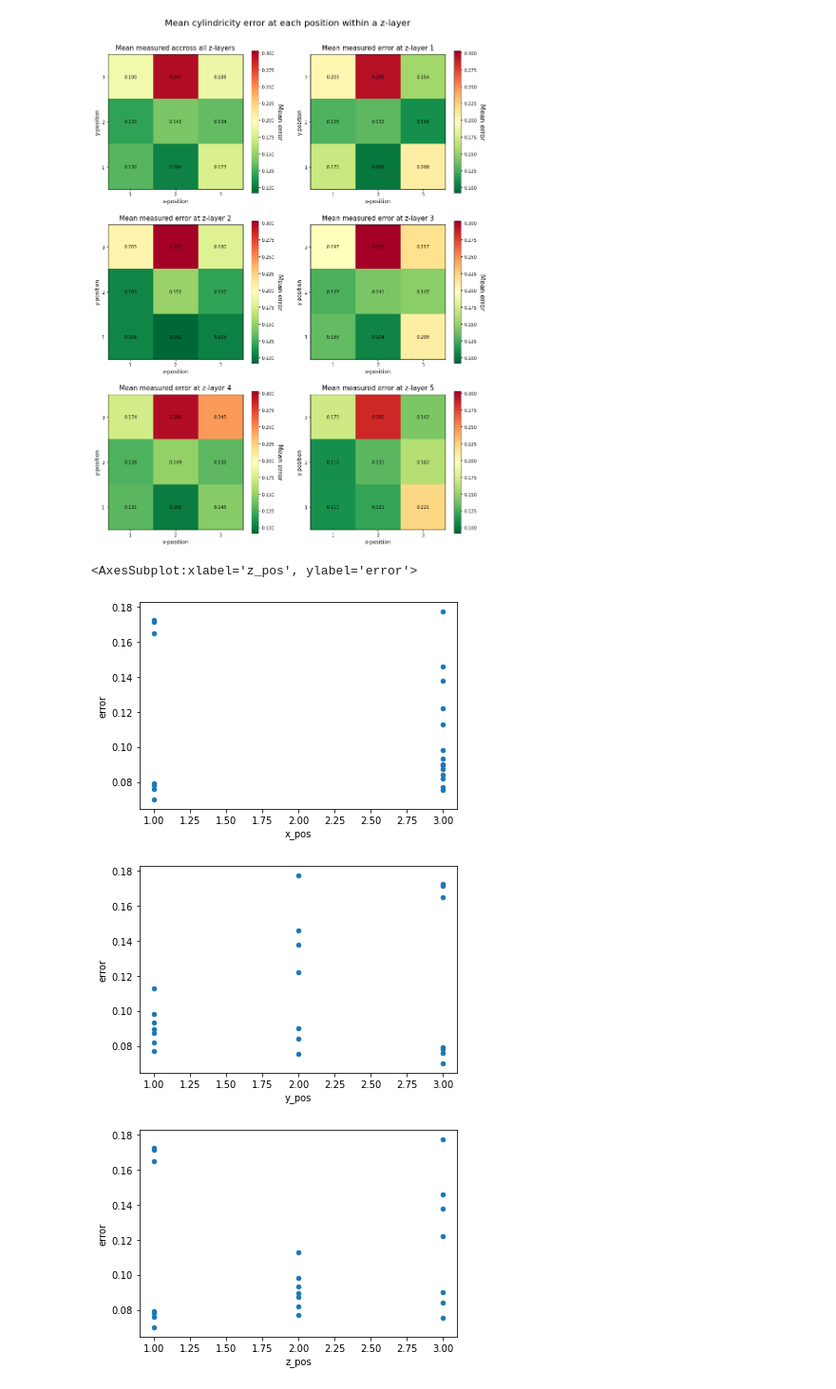
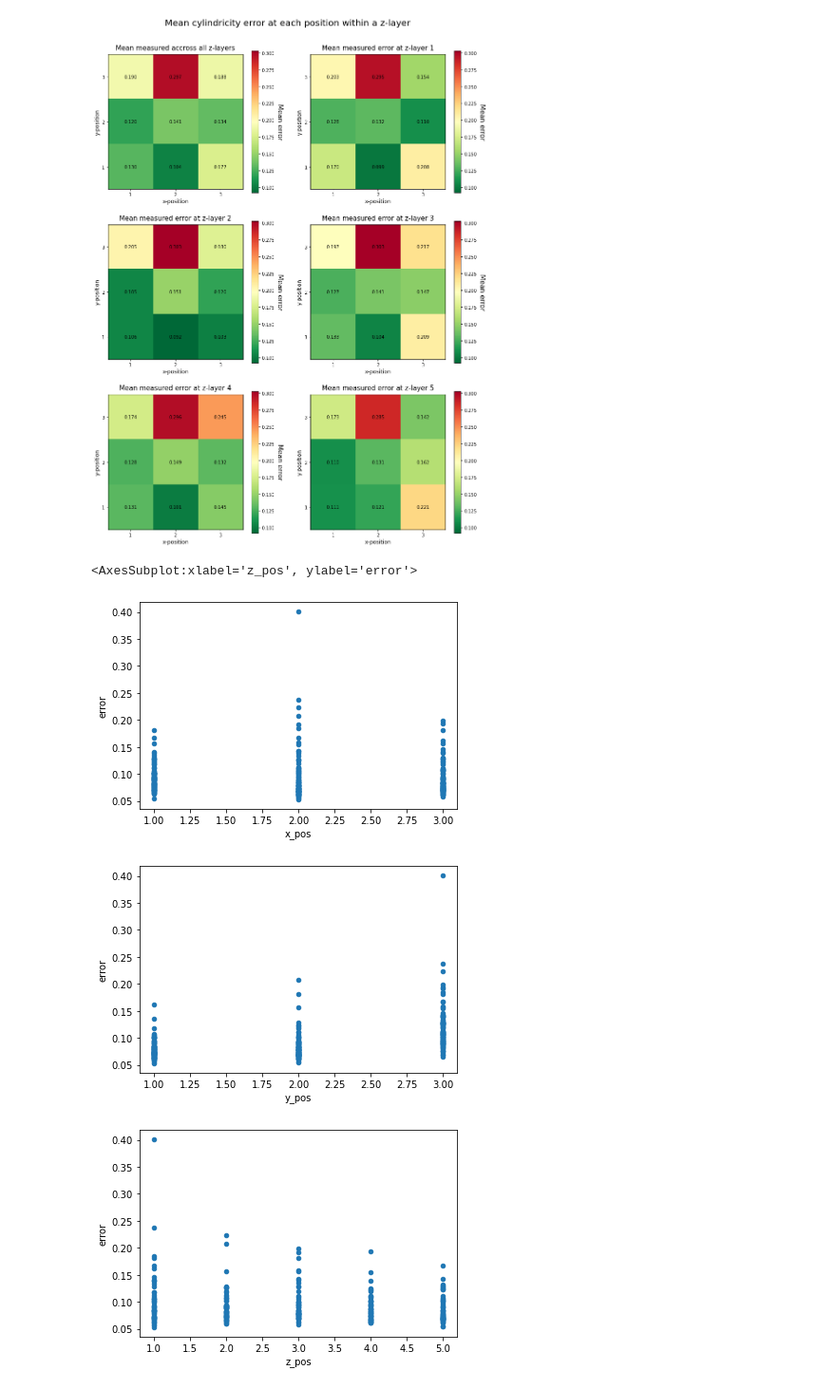
Before and after one commit to TheThorb/Leirmo_Exp1_Publication1, a Jupyter notebook: xy_variations.ipynb, the cells around one changed output. Shown at 95% size. Saved outputs shown, nothing was run; the diff lists cells and outputs as text; code cells hidden in the pictures.

```diff
--- a/xy_variations.ipynb
+++ b/xy_variations.ipynb
@@ -156,31 +157,25 @@ plt.show()
 # %%
 ## Prepare data
 # List of characteristics
-chars = ['Cylindricity_Cyl_4mm_Pos',\
-        'Cylindricity_Cyl_8mm_Neg',\
-        'Cylindricity_Cyl_8mm_Pos',\
-        'Cylindricity_Cyl_16mm-Neg',\
-        'Cylindricity_Cyl_16mm_Pos',\
-        'Cylindricity_Cyl_24mm_Neg',\
-        'Cylindricity_Cyl_24mm_Pos']
+chars = ['Flatness_HX2_Plane2', 'Flatness_HX2_Plane5']
 
 # Retrieve the characteristics from the dictionary
 dfs = func.df_from_dict(chars, char_dict)
 
 # Concatinate dataframes
 df = pd.concat(dfs)
 
 # Extract those rotated 10 degrees
-df_new = df[df['angle'] == 0]
+df_new = df
 
 # Isolate the necessary columns
 df_new = df_new[['error', 'x_pos', 'y_pos', 'z_pos']]
 
 df_new.plot.scatter(x='x_pos', y='error')
 df_new.plot.scatter(x='y_pos', y='error')
 df_new.plot.scatter(x='z_pos', y='error')
 # %% [output]
 <AxesSubplot:xlabel='z_pos', ylabel='error'>
-[figure, old version]
+[figure, new version]
-[figure, old version]
+[figure, new version]
-[figure, old version]
+[figure, new version]
```
Also changed, not shown: parts of 7 cells of this notebook.
